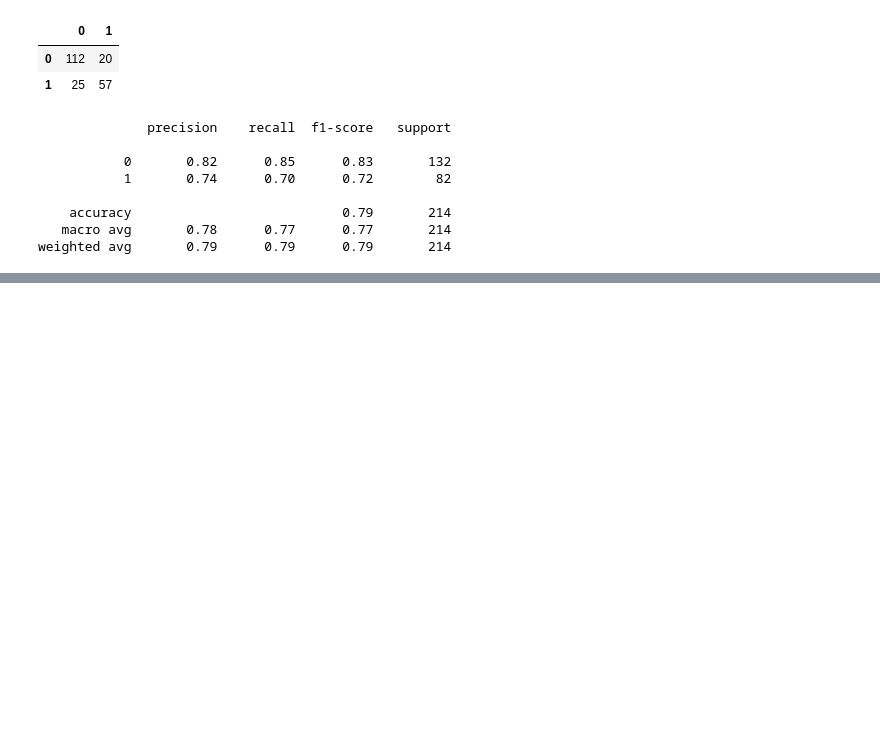
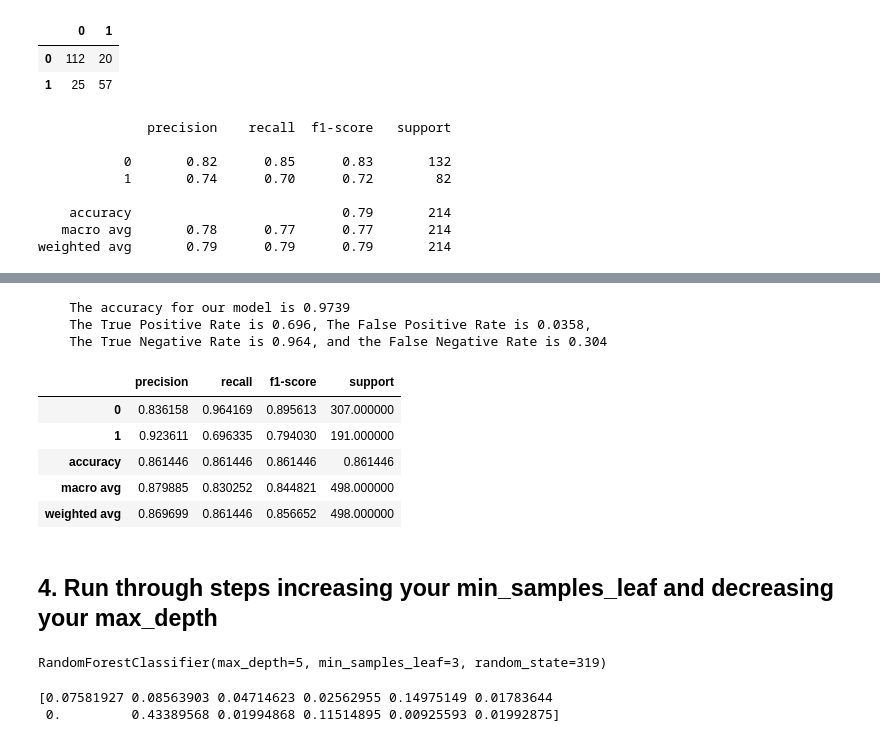
Before and after one commit to johngrinstead/classification-exercises, a Jupyter notebook: model.ipynb, the cells around one changed output, grey strips where cells are left out. Cells and saved outputs as stored; diff of their text form; code cells hidden in the pictures; blank space fills up the shorter version.

Commit message:
worked on random forest exercise 3/3/21

```diff
--- a/model.ipynb
+++ b/model.ipynb
@@ -547,0 +559,10 @@ weighted avg       0.79      0.79      0.79       214
+# %%
+rf = RandomForestClassifier(bootstrap=True,
+                            class_weight=None,
+                            criterion='gini',
+                            min_samples_leaf=1,
+                            n_estimators=100,
+                            max_depth=10,
+                            random_state=319)
+# %%
+rf.fit(X_train, y_train)
@@ -547,0 +576,2 @@ weighted avg       0.79      0.79      0.79       214
+# %%
+y_pred = rf.predict(X_train)
@@ -547,0 +605,36 @@ weighted avg       0.79      0.79      0.79       214
+# %%
+# crate a function to calculate these metrics
+def get_metrics_binary(rf):
+    '''
+    get_metrics_binary takes in a confusion matrix (cnf) for a binary classifier and prints out metrics based on
+    values in variables named X_train, y_train, and y_pred.
+
+    return: a classification report as a transposed DataFrame
+    '''
+    accuracy = rf.score(X_train, y_train)
+    class_report = pd.DataFrame(classification_report(y_train, y_pred, output_dict=True)).T
+    conf = confusion_matrix(y_train, y_pred)
+    tpr = conf[1][1] / conf[1].sum()
+    fpr = conf[0][1] / conf[0].sum()
+    tnr = conf[0][0] / conf[0].sum()
+    fnr = conf[1][0] / conf[1].sum()
+    print(f'''
+    The accuracy for our model is {accuracy:.4}
+    The True Positive Rate is {tpr:.3}, The False Positive Rate is {fpr:.3},
+    The True Negative Rate is {tnr:.3}, and the False Negative Rate is {fnr:.3}
+    ''')
+    return class_report
+# %%
+get_metrics_binary(rf)
+# %% [output]
+    The accuracy for our model is 0.9739
+    The True Positive Rate is 0.696, The False Positive Rate is 0.0358,
+    The True Negative Rate is 0.964, and the False Negative Rate is 0.304
+|  | precision | recall | f1-score | support |
+| 0 | 0.836158 | 0.964169 | 0.895613 | 307.000000 |
+| 1 | 0.923611 | 0.696335 | 0.794030 | 191.000000 |
+| accuracy | 0.861446 | 0.861446 | 0.861446 | 0.861446 |
+| macro avg | 0.879885 | 0.830252 | 0.844821 | 498.000000 |
+| weighted avg | 0.869699 | 0.861446 | 0.856652 | 498.000000 |
+# %% [markdown]
+## 4. Run through steps increasing your min_samples_leaf and decreasing your max_depth
@@ -547,0 +649,9 @@ weighted avg       0.79      0.79      0.79       214
+# %%
+rf2.fit(X_train, y_train)
+# %% [output]
+RandomForestClassifier(max_depth=5, min_samples_leaf=3, random_state=319)
+# %%
+print(rf2.feature_importances_)
+# %% [output]
+[0.07581927 0.08563903 0.04714623 0.02562955 0.14975149 0.01783644
+ 0.         0.43389568 0.01994868 0.11514895 0.00925593 0.01992875]
```
Also changed, not shown: parts of 36 cells of this notebook, 2 other files.
